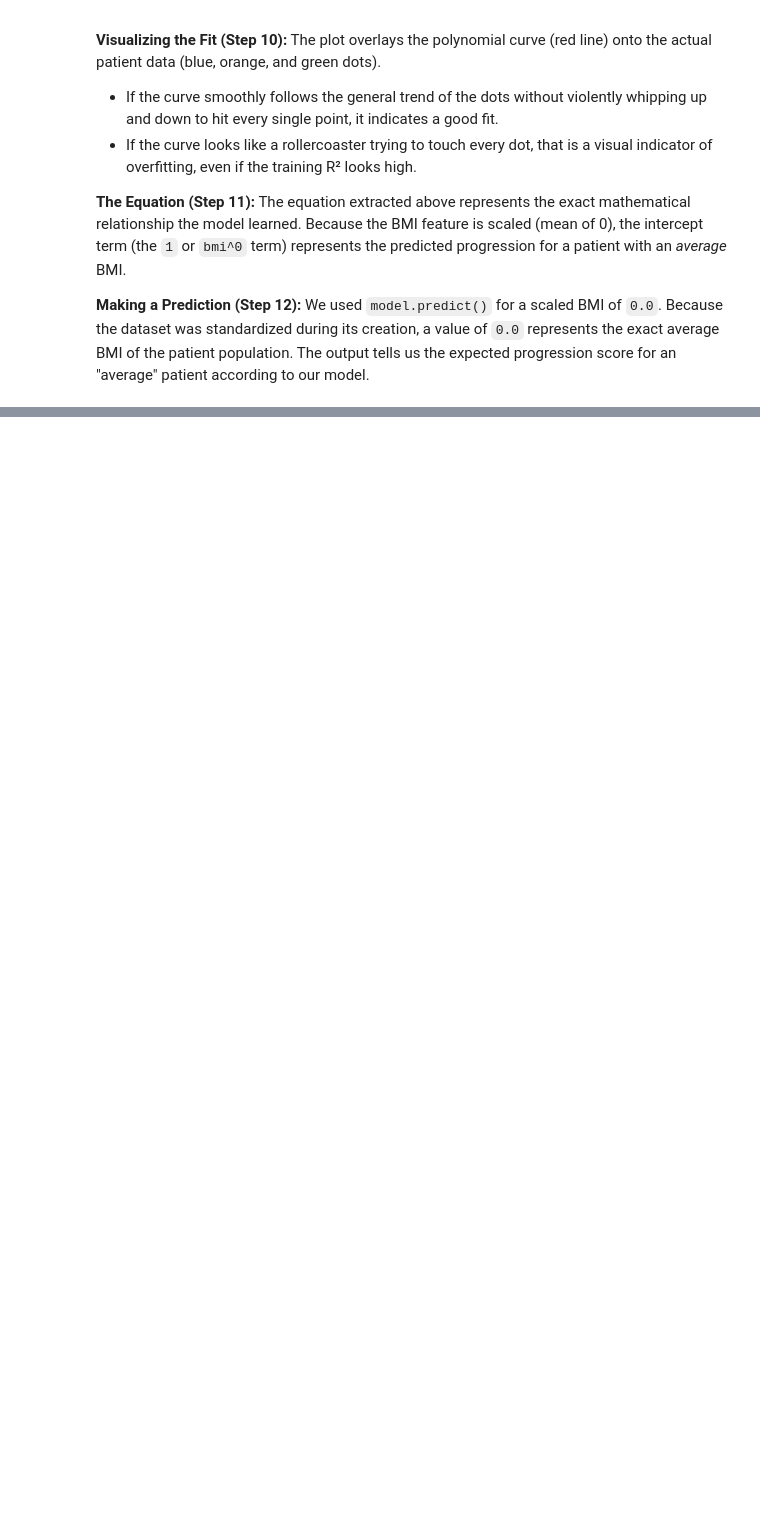
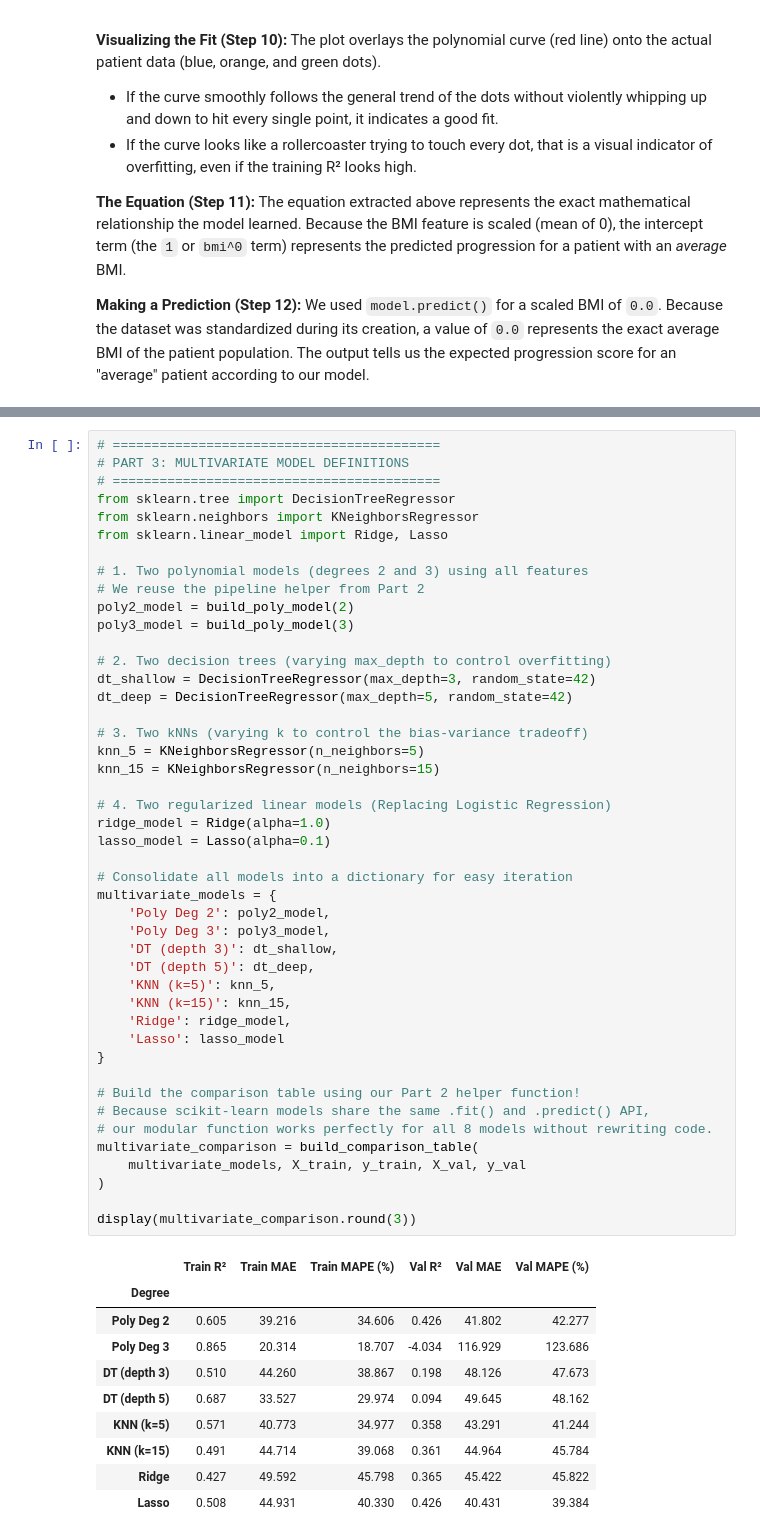
Before and after one commit to ricardo-mohammed/multivariate-linear-reg, a Jupyter notebook: notebooks/multivariate-linear.ipynb, the cells around one changed output, grey strips where cells are left out. Cells and saved outputs as stored; diff of their text form; blank space fills up the shorter version.

```diff
--- a/notebooks/multivariate-linear.ipynb
+++ b/notebooks/multivariate-linear.ipynb
@@ -346,0 +425,56 @@ We used `model.predict()` for a scaled BMI of `0.0`. Because the dataset was sta
+# %%
+# ==========================================
+# PART 3: MULTIVARIATE MODEL DEFINITIONS
+# ==========================================
+from sklearn.tree import DecisionTreeRegressor
+from sklearn.neighbors import KNeighborsRegressor
+from sklearn.linear_model import Ridge, Lasso
+
+# 1. Two polynomial models (degrees 2 and 3) using all features
+# We reuse the pipeline helper from Part 2
+poly2_model = build_poly_model(2)
+poly3_model = build_poly_model(3)
+
+# 2. Two decision trees (varying max_depth to control overfitting)
+dt_shallow = DecisionTreeRegressor(max_depth=3, random_state=42)
+dt_deep = DecisionTreeRegressor(max_depth=5, random_state=42)
+
+# 3. Two kNNs (varying k to control the bias-variance tradeoff)
+knn_5 = KNeighborsRegressor(n_neighbors=5)
+knn_15 = KNeighborsRegressor(n_neighbors=15)
+
+# 4. Two regularized linear models (Replacing Logistic Regression)
+ridge_model = Ridge(alpha=1.0)
+lasso_model = Lasso(alpha=0.1)
+
+# Consolidate all models into a dictionary for easy iteration
+multivariate_models = {
+    'Poly Deg 2': poly2_model,
+    'Poly Deg 3': poly3_model,
+    'DT (depth 3)': dt_shallow,
+    'DT (depth 5)': dt_deep,
+    'KNN (k=5)': knn_5,
+    'KNN (k=15)': knn_15,
+    'Ridge': ridge_model,
+    'Lasso': lasso_model
+}
+
+# Build the comparison table using our Part 2 helper function!
+# Because scikit-learn models share the same .fit() and .predict() API,
+# our modular function works perfectly for all 8 models without rewriting code.
+multivariate_comparison = build_comparison_table(
+    multivariate_models, X_train, y_train, X_val, y_val
+)
+
+display(multivariate_comparison.round(3))
+# %% [output]
+|  | Train R² | Train MAE | Train MAPE (%) | Val R² | Val MAE | Val MAPE (%) |
+| Degree |  |  |  |  |  |  |
+| Poly Deg 2 | 0.605 | 39.216 | 34.606 | 0.426 | 41.802 | 42.277 |
+| Poly Deg 3 | 0.865 | 20.314 | 18.707 | -4.034 | 116.929 | 123.686 |
+| DT (depth 3) | 0.510 | 44.260 | 38.867 | 0.198 | 48.126 | 47.673 |
+| DT (depth 5) | 0.687 | 33.527 | 29.974 | 0.094 | 49.645 | 48.162 |
+| KNN (k=5) | 0.571 | 40.773 | 34.977 | 0.358 | 43.291 | 41.244 |
+| KNN (k=15) | 0.491 | 44.714 | 39.068 | 0.361 | 44.964 | 45.784 |
+| Ridge | 0.427 | 49.592 | 45.798 | 0.365 | 45.422 | 45.822 |
+| Lasso | 0.508 | 44.931 | 40.330 | 0.426 | 40.431 | 39.384 |
```
Also changed, not shown: parts of 7 cells of this notebook.
